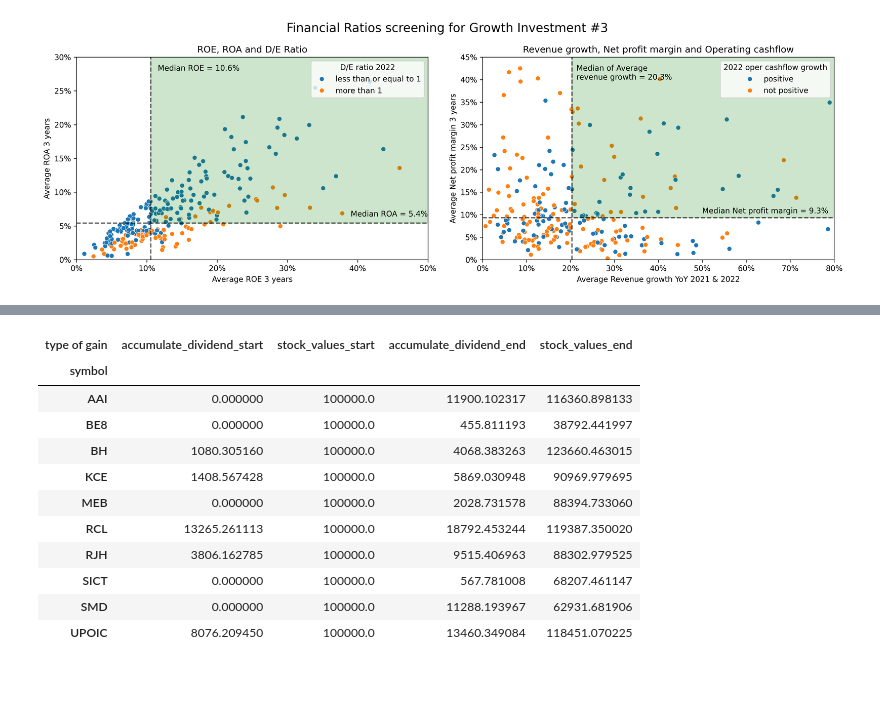
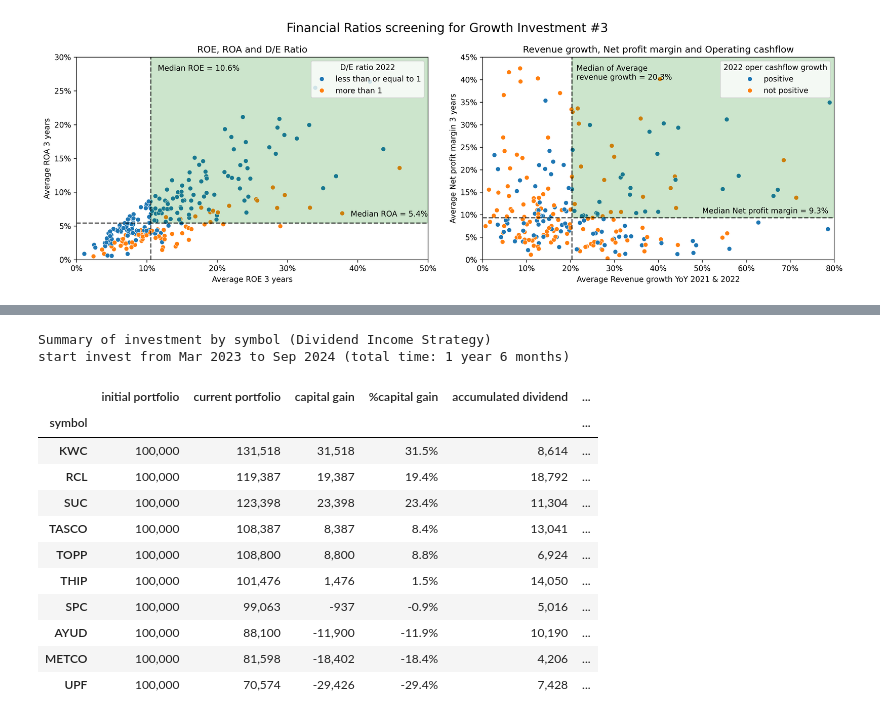
Before and after one commit to suparuek2405/Stock-screening-with-python, a Jupyter notebook: Group_assignment_Tacocat_set_yfinance.ipynb, the cells around one changed output, grey strips where cells are left out. Drawn from its saved outputs; the diff is of its cells as text; code cells hidden in the pictures; blank space fills up the shorter version.

Commit message:
update summary

```diff
--- a/Group_assignment_Tacocat_set_yfinance.ipynb
+++ b/Group_assignment_Tacocat_set_yfinance.ipynb
@@ -789,4 +758,5 @@ topten
 # %%
 nat = topten.symbol.unique().tolist() # Convert NumPy array to a list
-eix = ['METCO', 'KWC', 'UPF', 'TOPP', 'RCL', 'SPC', 'THIP', 'AYUD', 'SUC', 'TVO'] #eix
+eix = ['METCO', 'KWC', 'UPF', 'TOPP', 'RCL', 'THIP', 'SPC','AYUD', 'SUC', 'TASCO'] #eix
 champ = ['AMATA', 'JCT', 'RCL', 'SCCC', 'SPC', 'STA', 'SUC', 'TASCO', 'TCAP', 'TMD'] #champ
+#champ2 = ['AMATA','B-WORK','JCT','METCO','PSH','PTTEP','RCL','SCCC','SPC','STA','SUC','TASCO','TCAP','THIP','TMD','TOPP','UPF']
@@ -952,16 +948,19 @@ b = end.set_index('symbol')
-# %%
-merged_df = a.merge(b, on='symbol', suffixes=('_start', '_end'))
-merged_df
-# %% [output]
-| type of gain | accumulate_dividend_start | stock_values_start | accumulate_dividend_end | stock_values_end |
-| symbol |  |  |  |  |
-| AAI | 0.000000 | 100000.0 | 11900.102317 | 116360.898133 |
-| BE8 | 0.000000 | 100000.0 | 455.811193 | 38792.441997 |
-| BH | 1080.305160 | 100000.0 | 4068.383263 | 123660.463015 |
-| KCE | 1408.567428 | 100000.0 | 5869.030948 | 90969.979695 |
-| MEB | 0.000000 | 100000.0 | 2028.731578 | 88394.733060 |
-| RCL | 13265.261113 | 100000.0 | 18792.453244 | 119387.350020 |
-| RJH | 3806.162785 | 100000.0 | 9515.406963 | 88302.979525 |
-| SICT | 0.000000 | 100000.0 | 567.781008 | 68207.461147 |
-| SMD | 0.000000 | 100000.0 | 11288.193967 | 62931.681906 |
-| UPOIC | 8076.209450 | 100000.0 | 13460.349084 | 118451.070225 |
+# %%
+#display_summary(champ, 'Value Investment')
+#display_summary(nat, 'Growth Investment')
+display_summary(eix, 'Dividend Income Strategy')
+# %% [output]
+Summary of investment by symbol (Dividend Income Strategy)
+start invest from Mar 2023 to Sep 2024 (total time: 1 year 6 months)
+|  | initial portfolio | current portfolio | capital gain | %capital gain | accumulated dividend | ... |
+| symbol |  |  |  |  |  | ... |
+| KWC | 100,000 | 131,518 | 31,518 | 31.5% | 8,614 | ... |
+| RCL | 100,000 | 119,387 | 19,387 | 19.4% | 18,792 | ... |
+| SUC | 100,000 | 123,398 | 23,398 | 23.4% | 11,304 | ... |
+| TASCO | 100,000 | 108,387 | 8,387 | 8.4% | 13,041 | ... |
+| TOPP | 100,000 | 108,800 | 8,800 | 8.8% | 6,924 | ... |
+| THIP | 100,000 | 101,476 | 1,476 | 1.5% | 14,050 | ... |
+| SPC | 100,000 | 99,063 | -937 | -0.9% | 5,016 | ... |
+| AYUD | 100,000 | 88,100 | -11,900 | -11.9% | 10,190 | ... |
+| METCO | 100,000 | 81,598 | -18,402 | -18.4% | 4,206 | ... |
+| UPF | 100,000 | 70,574 | -29,426 | -29.4% | 7,428 | ... |
```
Also changed, not shown: parts of 10 cells of this notebook.
